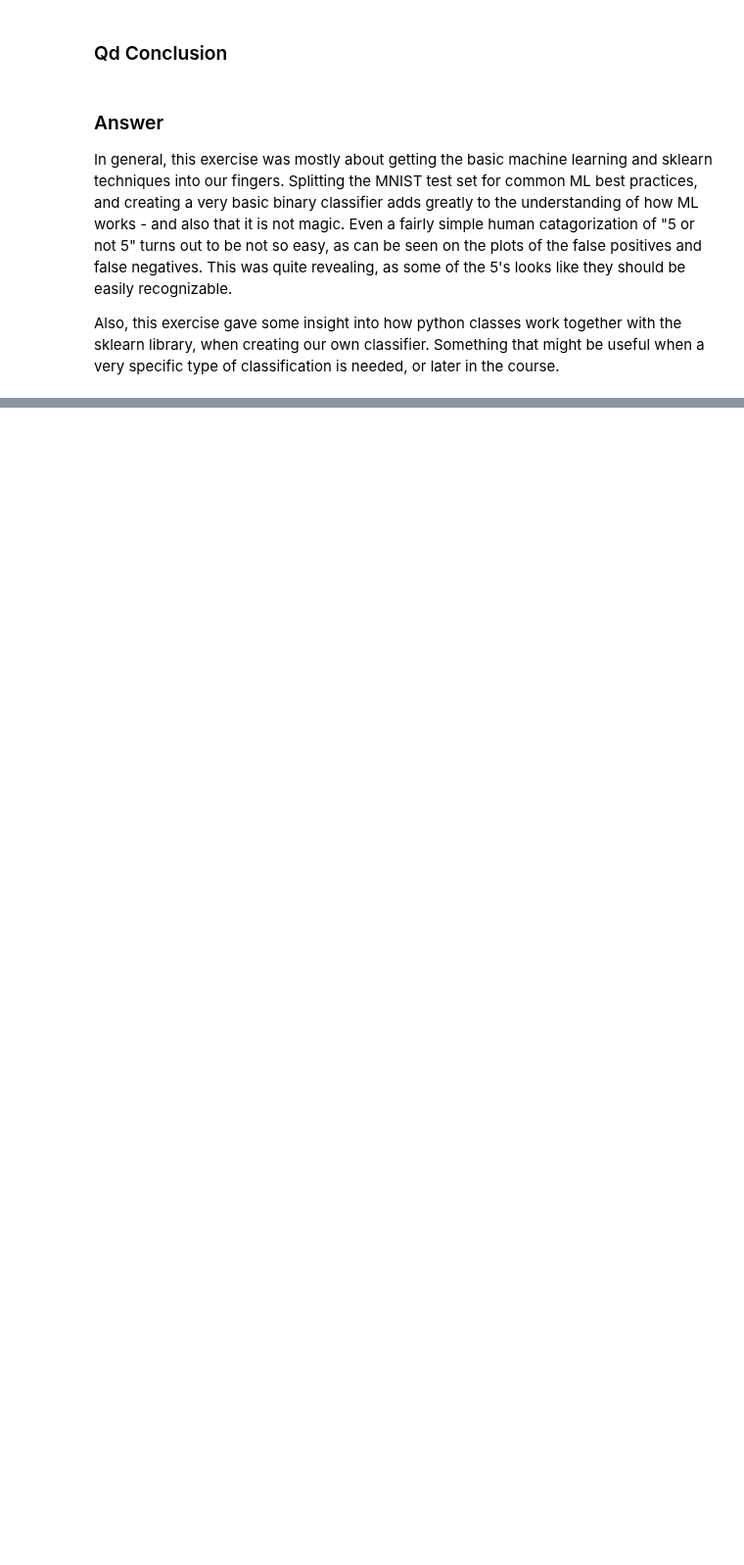
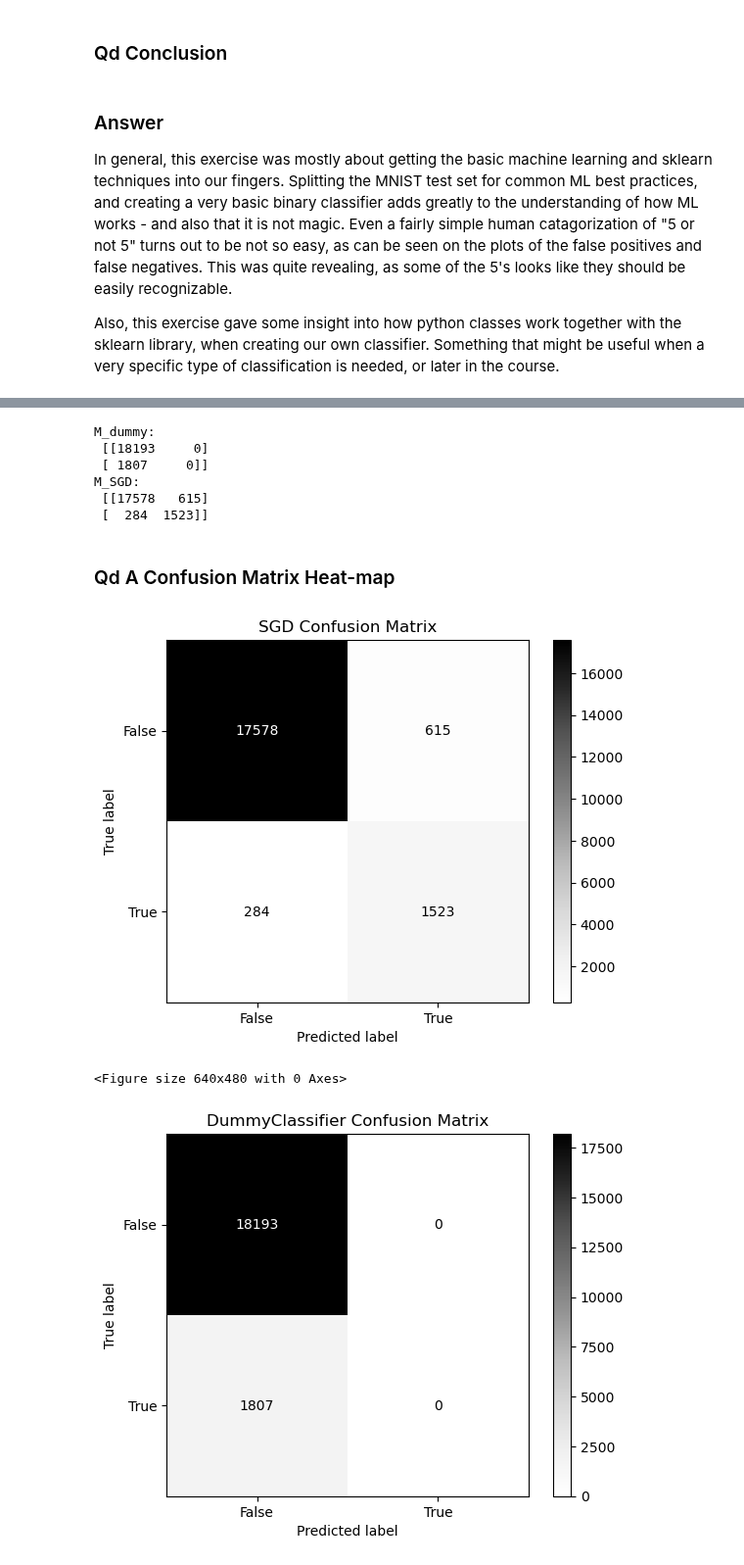
Before and after one commit to Eventid3/mal_grp30, a Jupyter notebook: O1/o1.ipynb, the cells around one changed output, grey strips where cells are left out. Shown at 98% size. Saved outputs shown, nothing was run; the diff lists cells and outputs as text; code cells hidden in the pictures; blank space fills up the shorter version.

Commit message:
performance metrics exercises added

```diff
--- a/O1/o1.ipynb
+++ b/O1/o1.ipynb
@@ -668,0 +804,31 @@ Also, this exercise gave some insight into how python classes work together with
+# %%
+from sklearn.metrics import confusion_matrix
+
+M_dummy = confusion_matrix(y_test_5, dummy_pred)
+M_SGD = confusion_matrix(y_test_5, sgd_predict_5)
+
+print("M_dummy:\n", M_dummy)
+print("M_SGD:\n", M_SGD)
+# %% [output]
+M_dummy:
+ [[18193     0]
+ [ 1807     0]]
+M_SGD:
+ [[17578   615]
+ [  284  1523]]
+# %% [markdown]
+### Qd A Confusion Matrix Heat-map
+# %%
+from sklearn.metrics import ConfusionMatrixDisplay
+import matplotlib.pyplot as plt
+
+ConfusionMatrixDisplay.from_predictions(y_test_5, sgd_predict_5, cmap="Grays")
+plt.title("SGD Confusion Matrix")
+plt.figure()
+ConfusionMatrixDisplay.from_predictions(y_test_5, dummy_pred, cmap="Grays")
+plt.title("DummyClassifier Confusion Matrix")
+plt.show()
+# %% [output]
+[figure, added]
+<Figure size 640x480 with 0 Axes>
+[figure, added]
```
Also changed, not shown: parts of 17 cells of this notebook.
